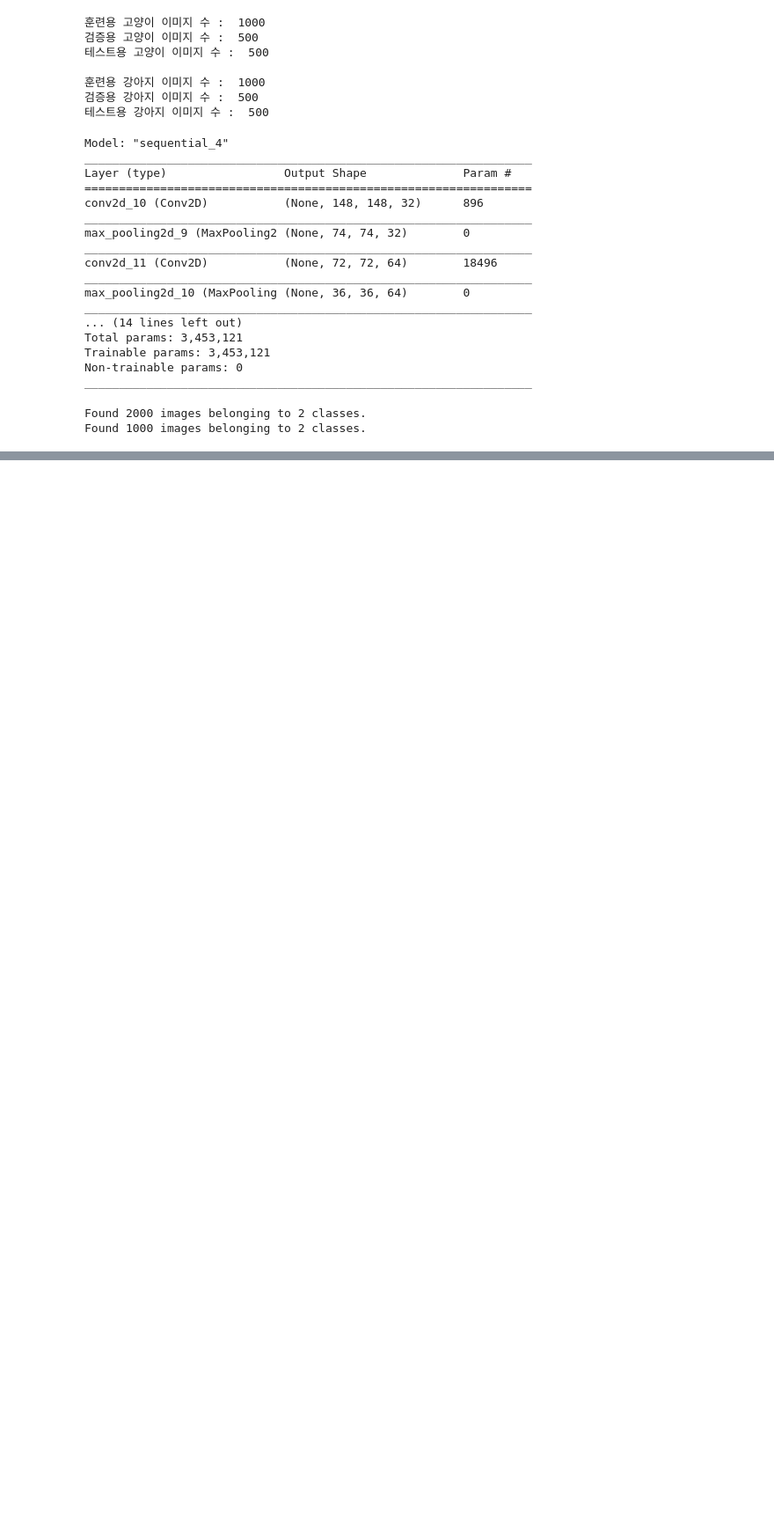
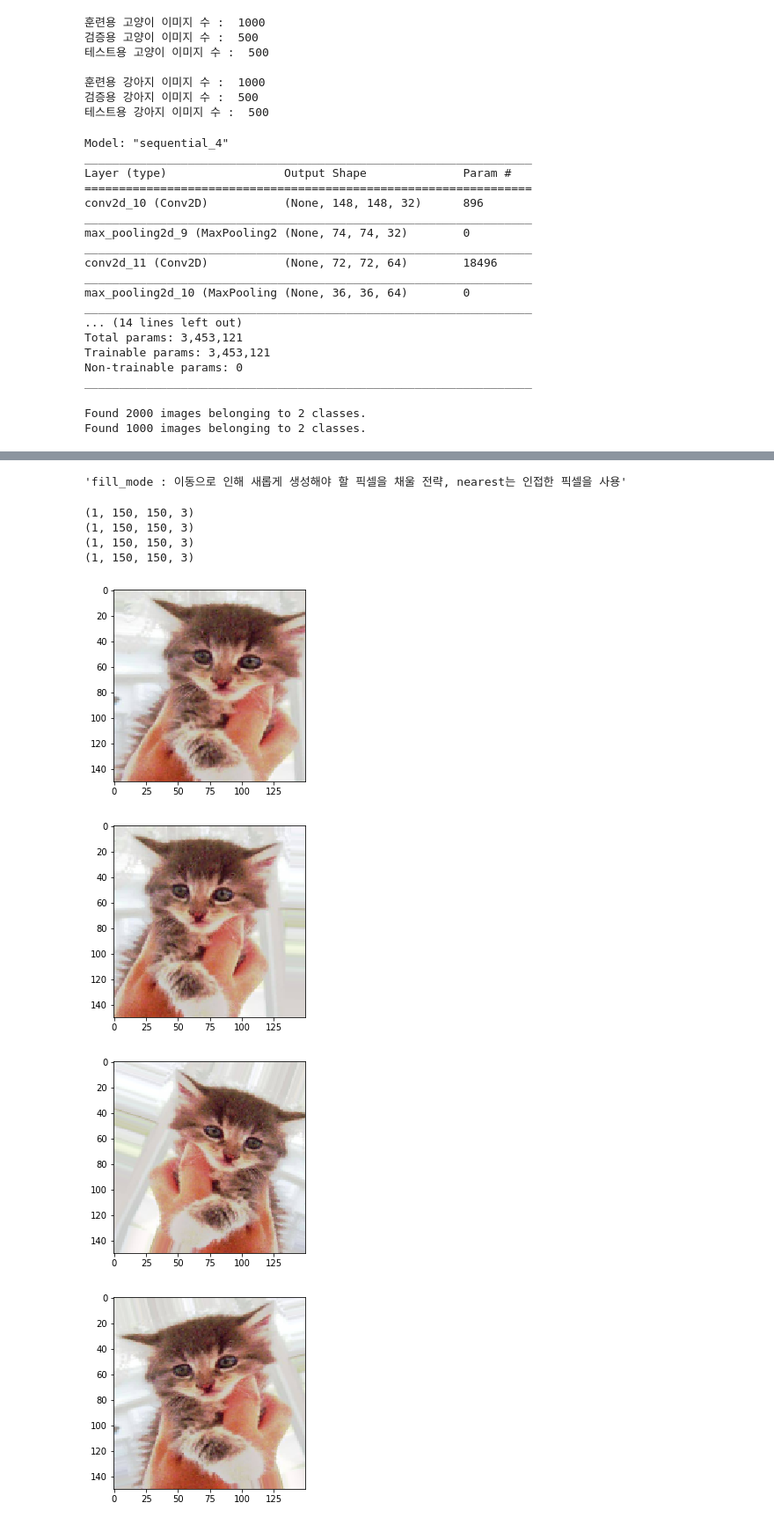
Before and after one commit to quhb2455/My_data, a Jupyter notebook: Keras_practice/Keras_Cat&Dog_practice.ipynb, the cells around one changed output, grey strips where cells are left out. Shown: that part at 88% size. Saved outputs shown, nothing was run; the diff lists cells and outputs as text; code cells hidden in the pictures; blank space fills up the shorter version.

```diff
--- a/Keras_practice/Keras_Cat&Dog_practice.ipynb
+++ b/Keras_practice/Keras_Cat&Dog_practice.ipynb
@@ -147,0 +230,52 @@ Found 1000 images belonging to 2 classes.
+# %%
+datagen = ImageDataGenerator(
+    rotation_range = 20,
+    width_shift_range = 0.1,
+    height_shift_range = 0.1,
+    shear_range = 0.1,
+    zoom_range = 0.1,
+    horizontal_flip = True,
+    fill_mode = 'nearest')
+"rotation_range : 랜덤하게 사진을 회전시킬 각도"
+"width_shift_range, height~ : 수평과 수직으로 랜덤하게 평행이동 시킬 범위"
+"shear_range : 랜덤하게 전단변화을 적용할 각도 범위"
+"zoom_range : 랜덤하게 사진을 확대할 범위"
+"horizontal_flip : 랜덤하게 이미지를 수평으로 뒤집습니다"
+"fill_mode : 이동으로 인해 새롭게 생성해야 할 픽셀을 채울 전략, nearest는 인접한 픽셀을 사용"
+# %% [output]
+'fill_mode : 이동으로 인해 새롭게 생성해야 할 픽셀을 채울 전략, nearest는 인접한 픽셀을 사용'
+# %%
+from keras.preprocessing import image
+
+"고양이 사진의 이름과 train_cats_dir에 들어있는 디렉토리를 합쳐서 fnames에 저장한다."
+"따라서 fnames의 각 인덱스에는 고양이 사진의 디렉토리와 이름이 있다."
+fnames = sorted([os.path.join(train_cats_dir,fname) for fname in os.listdir(train_cats_dir)])
+
+img_path = fnames[3]
+
+img = image.load_img(img_path, target_size = (150, 150))
+
+"이미지를 numpy 배열로 변환"
+x = image.img_to_array(img)
+"(150,150,3) 3D 벡터를 (1, 150, 150, 3)의 4D 벡터로 변경. 여기서 1은 배치 차원이다. flow()함수가 배치데이터를 받기때문"
+x = x.reshape((1,) + x.shape)
+
+i = 0
+".flow()함수는 datagen을 기반으로 이미지 x를 임의변환 시켜 배치단위로 생성. 여기서는 이미지x를 1번(batch_size == 1)생성한다."
+for batch in datagen.flow(x, batch_size = 1):
+    plt.figure(i)
+    imgplot = plt.imshow(image.array_to_img(batch[0]))
+    i += 1
+    if i % 4 == 0:
+        break
+
+plt.show()
+# %% [output]
+(1, 150, 150, 3)
+(1, 150, 150, 3)
+(1, 150, 150, 3)
+(1, 150, 150, 3)
+[figure, added]
+[figure, added]
+[figure, added]
+[figure, added]
```
Also changed, not shown: parts of 7 cells of this notebook, 2 other files.
